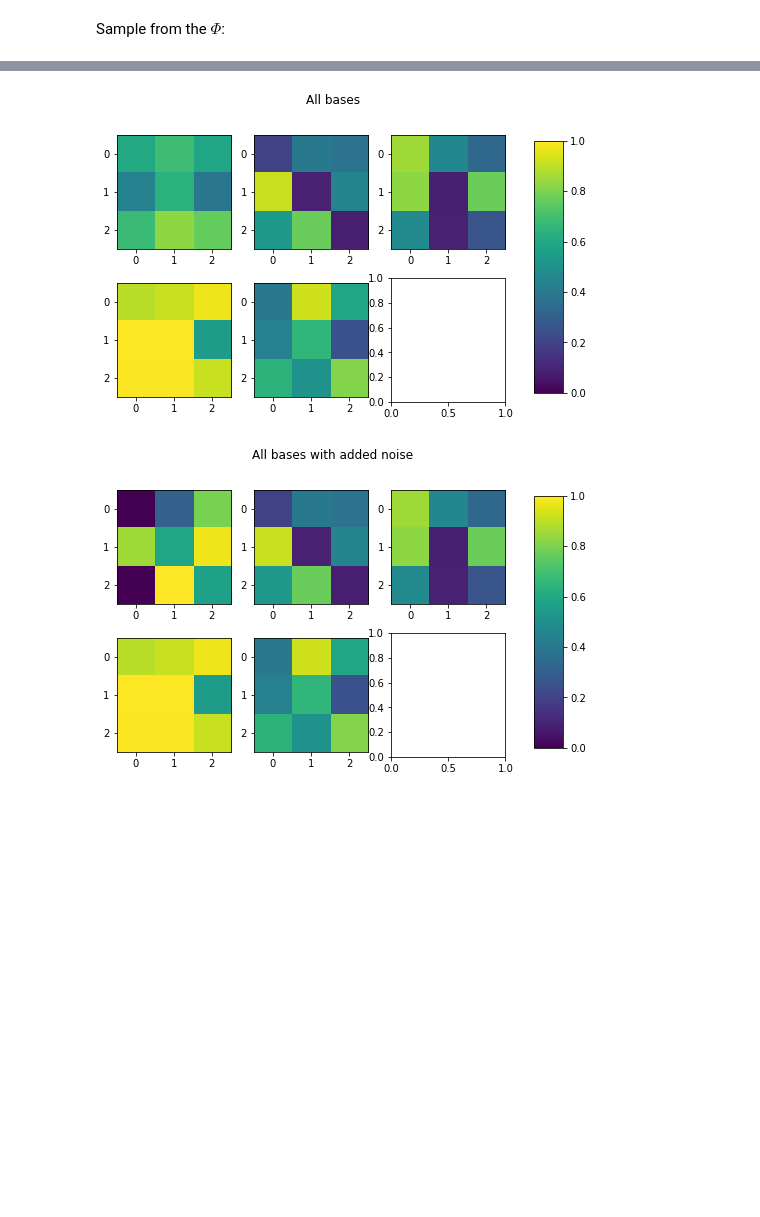
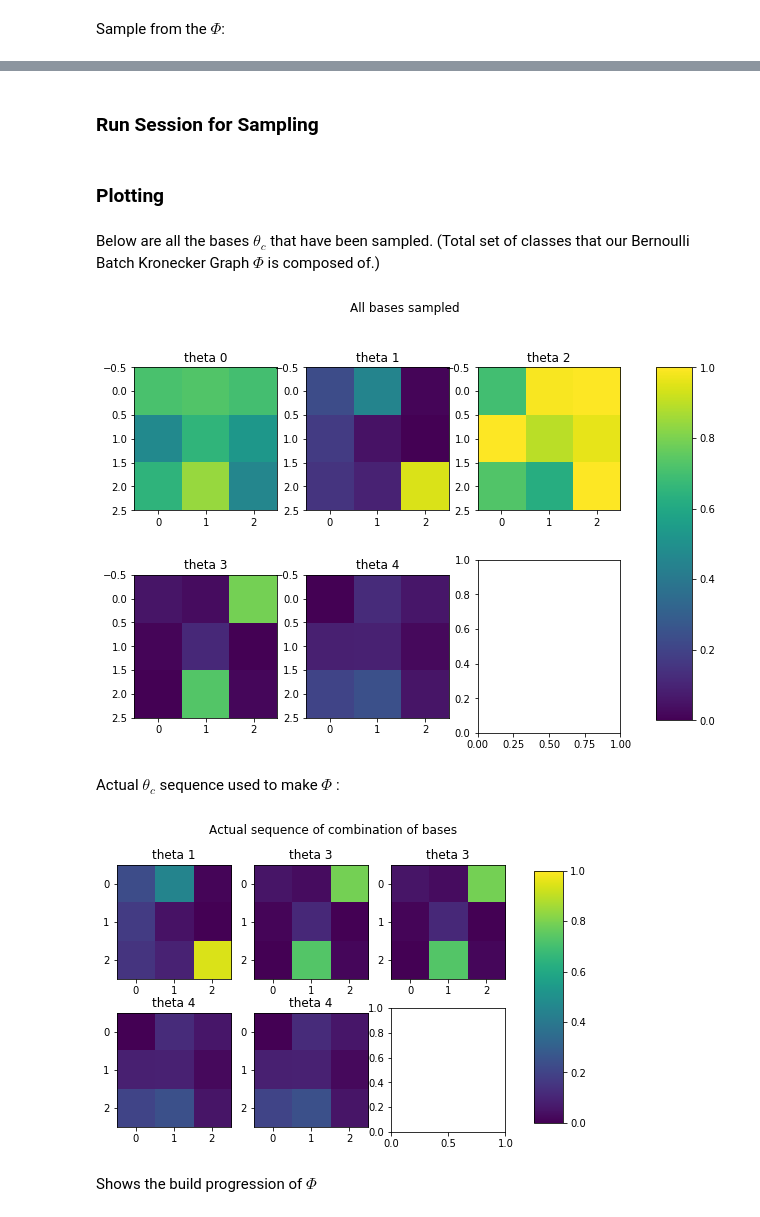
Before and after one commit to akshayats/probability, a Jupyter notebook: finite-mixture-models-SKG/SampleFromSKGM.ipynb, the cells around one changed output, grey strips where cells are left out. Drawn from its saved outputs; the diff is of its cells as text; code cells hidden in the pictures; blank space fills up the shorter version.

```diff
--- a/finite-mixture-models-SKG/SampleFromSKGM.ipynb
+++ b/finite-mixture-models-SKG/SampleFromSKGM.ipynb
@@ -120,21 +169,30 @@ theta_c_set     = tf.squeeze(mu_batch.sample(sample_shape=theta_k_shape, name="t
 Kronecker multiply to obtain the threshold values for $\Phi$
 # %%
-NoiseScale      = tf.placeholder_with_default(0.01,[])
-phi_batch       = addNoise2Mat(theta_c_set[...,0], 0.0, NoiseScale)
+NoiseScale   = tf.placeholder_with_default(0.01,[])
+isFirst      = True
 # Analytics
-theta_Noised    = [phi_batch]
-phi_progress    = [phi_batch]
-for k in range(1,K_):
-    # Select current theta in the kronecker product chain
-    ktheta_c   = theta_c_set[...,k]
-    # Add noise to the product
-#     ktheta_c   =  addNoise2Mat(theta_c_set[...,k], 0.0, NoiseScale)
-    phi_batch   =  addNoise2Mat(phi_batch, 0.0, NoiseScale)
-    # Do kronecker product
-    phi_batch   = kronecker_product(phi_batch, ktheta_c)
-    # Store for analysing
-    theta_Noised.append(ktheta_c)
-    phi_progress.append(phi_batch)
+theta_Sequence  = []
+phi_progress    = []
+for k in range(0,K_):
+    for i in range(int(Z_[k])):
+        # Select current theta in the kronecker product chain
+        ktheta_c   = theta_c_set[...,k]
+        phi_progress.append(ktheta_c)   # Progression of Phi
+        if isFirst:
+            phi_batch   = ktheta_c
+        # Add noise to the product
+#         ktheta_c   =  addNoise2Mat(theta_c_set[...,k], 0.0, NoiseScale)
+        phi_batch   =  addNoise2Mat(phi_batch, 0.0, NoiseScale)
+
+        phi_progress.append(phi_batch)   # Progression of Phi
+        if not isFirst:
+            # Do kronecker product with current theta
+            phi_batch   = kronecker_product(phi_batch, ktheta_c)
+        # Reset flag
+        isFirst     = False
+        # Store for analysing
+        theta_Sequence.append(ktheta_c)  # Actual thetas
+        phi_progress.append(phi_batch)   # Progression of Phi
 # %% [markdown]
 Sample from the $\Phi$:
 # %%
@@ -145,3 +201,5 @@ G_c   = Phi.sample(NumSamples)
+# %% [markdown]
+### Run Session for Sampling
 # %%
 sess = tf.Session()
 # Run the session
@@ -166,26 +227,34 @@ if PRINTS:
+# %% [markdown]
+### Plotting
+# %% [markdown]
+Below are all the bases $\theta_c$ that have been sampled. (Total set of classes that our Bernoulli Batch Kronecker Graph $\Phi$ is composed of.)
 # %%
 r = int(np.floor(np.sqrt(K_)))
 c = int(np.ceil(float(K_)/r))
 f1, axes1   = plt.subplots(nrows=r, ncols=c)
 plt.rcParams["figure.figsize"] = (8, 5) # To increase or decrease the sizes of subplots
-f1.suptitle('All bases')
+f1.suptitle('All bases sampled')
 for i in range(0,K_):
     im = axes1.flat[i].imshow(s_theta_c_set[...,i], vmax=1.0, vmin=0.0)
+    axes1.flat[i].set_title('theta {}'.format(i))
 
 # Colorbar
 f1.subplots_adjust(right=0.8)
 cbar_ax = f1.add_axes([0.85, 0.15, 0.05, 0.7])
 f1.colorbar(im, cax=cbar_ax)
 plt.rcParams["figure.figsize"] = (8, 5) # To increase or decrease the sizes of subplots
 plt.show()
 # %% [output]
-[figure, old version]
+[figure, new version]
+# %% [markdown]
+Actual $\theta_c$ sequence used to make $\Phi$ :
 # %%
 f2, axes2   = plt.subplots(nrows=r, ncols=c)
 plt.rcParams["figure.figsize"] = (8,5) # To increase or decrease the sizes of subplots
-f2.suptitle('All bases with added noise')
+f2.suptitle('Actual sequence of combination of bases')
 for i in range(0,K_):
-    im = axes2.flat[i].imshow(s_theta_Noised[i], vmax=1.0, vmin=0.0)
+    im = axes2.flat[i].imshow(s_theta_Sequence[i], vmax=1.0, vmin=0.0)
+    axes2.flat[i].set_title('theta {}'.format(theta_class_Seq[i]))
 
 # Colorbar
 f2.subplots_adjust(right=0.8)
@@ -193,5 +262,7 @@ cbar_ax = f2.add_axes([0.85, 0.15, 0.05, 0.7])
 f2.colorbar(im, cax=cbar_ax)
 plt.show()
 # %% [output]
-[figure, old version]
+[figure, new version]
+# %% [markdown]
+Shows the build progression of $\Phi$
 # %%
```
Also changed, not shown: parts of 22 cells of this notebook, 1 other file.
